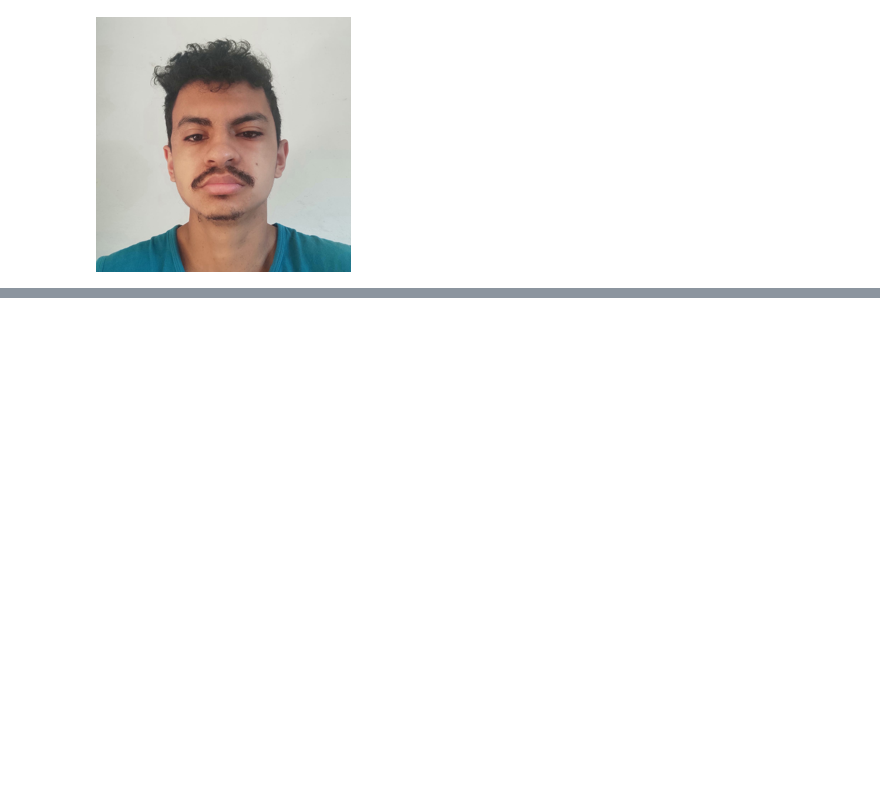
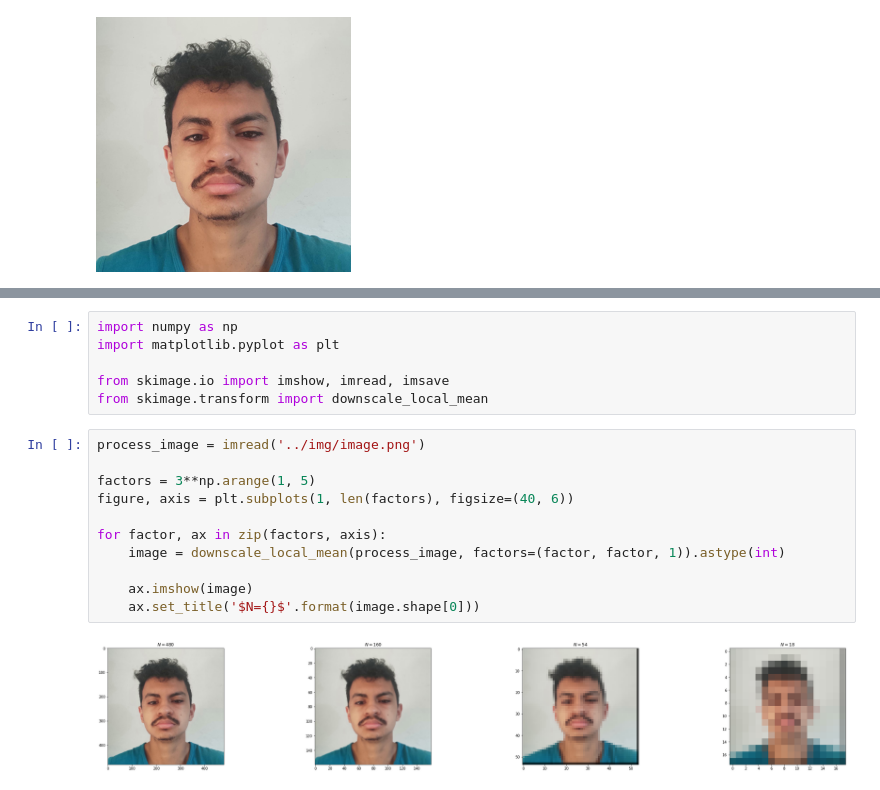
Before and after one commit to EliasJuk/image_processing, a Jupyter notebook: notebooks/facial_recognition.ipynb, the cells around one changed output, grey strips where cells are left out. Cells and saved outputs as stored; diff of their text form; blank space fills up the shorter version.

```diff
--- a/notebooks/facial_recognition.ipynb
+++ b/notebooks/facial_recognition.ipynb
@@ -39,0 +67,19 @@ display(nova_imagem)
+# %%
+import numpy as np
+import matplotlib.pyplot as plt
+
+from skimage.io import imshow, imread, imsave
+from skimage.transform import downscale_local_mean
+# %%
+process_image = imread('../img/image.png')
+
+factors = 3**np.arange(1, 5)
+figure, axis = plt.subplots(1, len(factors), figsize=(40, 6))
+
+for factor, ax in zip(factors, axis):
+    image = downscale_local_mean(process_image, factors=(factor, factor, 1)).astype(int)
+
+    ax.imshow(image)
+    ax.set_title('$N={}$'.format(image.shape[0]))
+# %% [output]
+[figure, added]
```
Also changed, not shown: parts of 4 cells of this notebook.
